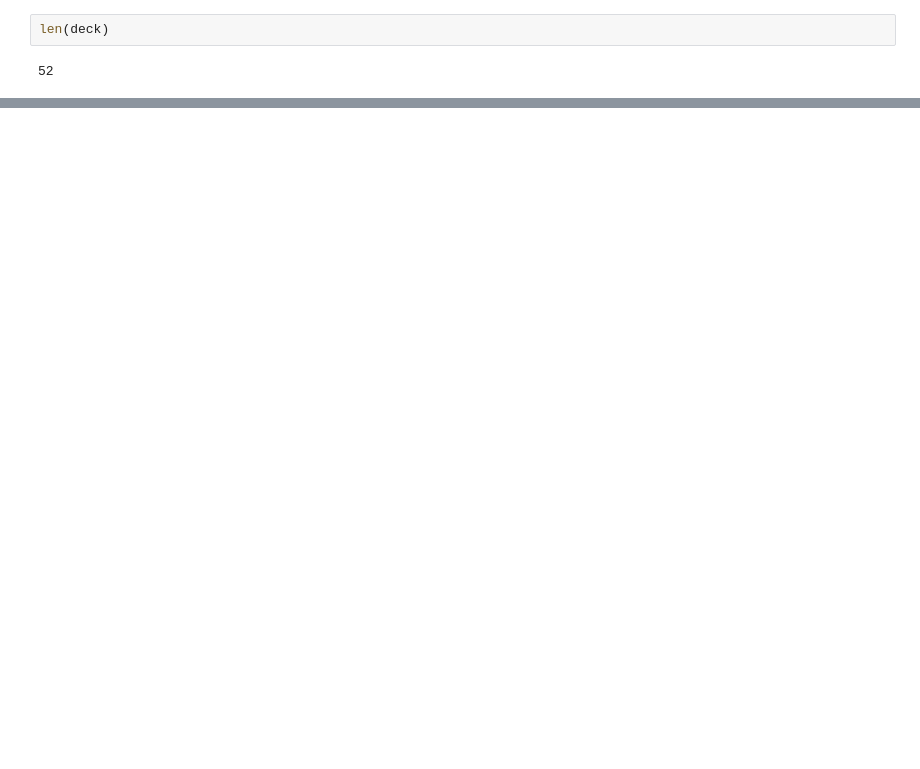
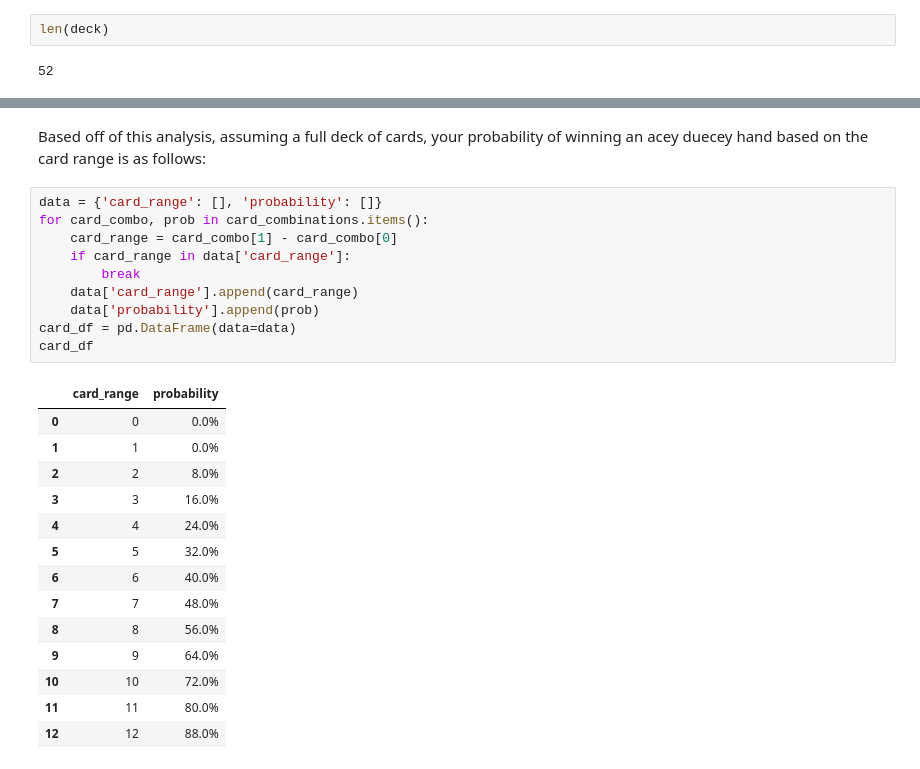
Before and after one commit to mdisant/acey-deucey, a Jupyter notebook: acey-deucey.ipynb, the cells around one changed output, grey strips where cells are left out. Saved outputs shown, nothing was run; the diff lists cells and outputs as text; blank space fills up the shorter version.

```diff
--- a/acey-deucey.ipynb
+++ b/acey-deucey.ipynb
@@ -174,0 +195,27 @@ len(deck)
+# %% [markdown]
+Based off of this analysis, assuming a full deck of cards, your probability of winning an acey duecey hand based on the card range is as follows:
+# %%
+data = {'card_range': [], 'probability': []}
+for card_combo, prob in card_combinations.items():
+    card_range = card_combo[1] - card_combo[0]
+    if card_range in data['card_range']:
+        break
+    data['card_range'].append(card_range)
+    data['probability'].append(prob)
+card_df = pd.DataFrame(data=data)
+card_df
+# %% [output]
+|  | card_range | probability |
+| 0 | 0 | 0.0% |
+| 1 | 1 | 0.0% |
+| 2 | 2 | 8.0% |
+| 3 | 3 | 16.0% |
+| 4 | 4 | 24.0% |
+| 5 | 5 | 32.0% |
+| 6 | 6 | 40.0% |
+| 7 | 7 | 48.0% |
+| 8 | 8 | 56.0% |
+| 9 | 9 | 64.0% |
+| 10 | 10 | 72.0% |
+| 11 | 11 | 80.0% |
+| 12 | 12 | 88.0% |
```
Also changed, not shown: parts of 6 cells of this notebook.
